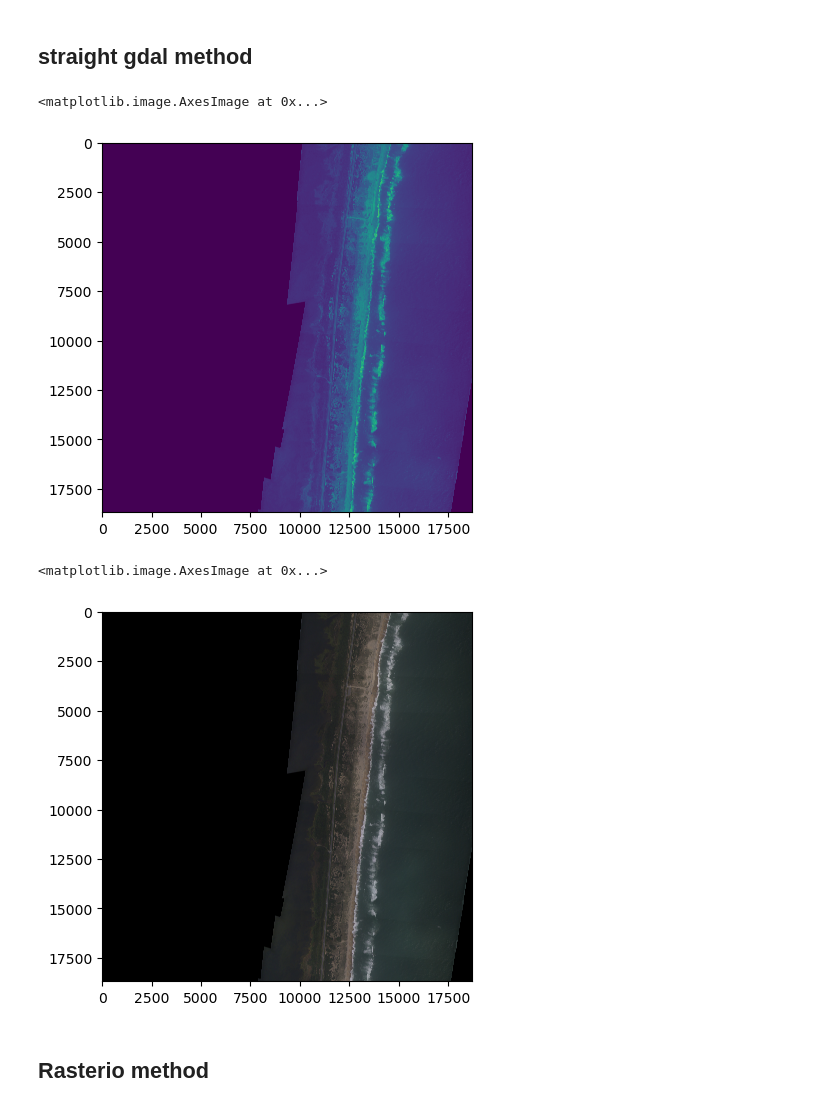
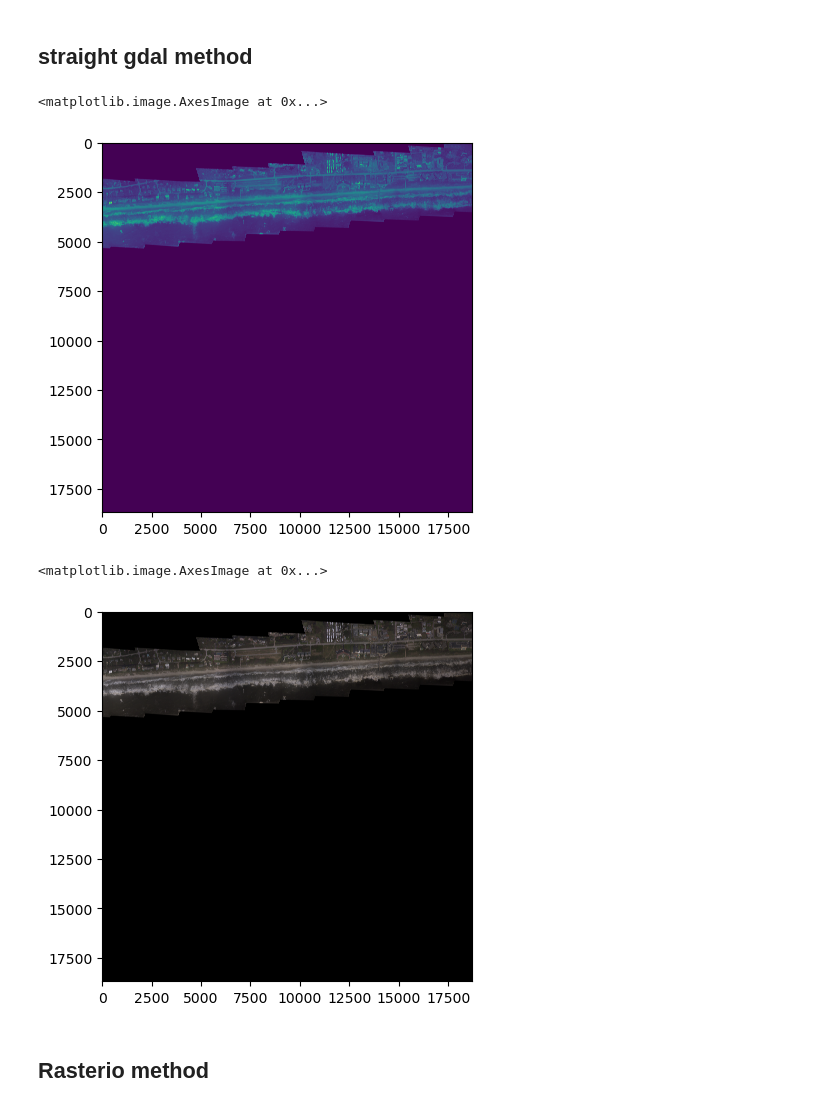
Before and after one commit to ebgoldstein/BuildingsFromERI, a Jupyter notebook: src/Loading_ERI_clip_MSbuildings.ipynb, the cells around one changed output. Saved outputs shown, nothing was run; the diff lists cells and outputs as text; code cells hidden in the pictures.

```diff
--- a/src/Loading_ERI_clip_MSbuildings.ipynb
+++ b/src/Loading_ERI_clip_MSbuildings.ipynb
@@ -13,13 +13,13 @@ from shapely.geometry import box
 ## straight gdal method
 # %%
 #load NOAA tiff
-dataset = gdal.Open('../data/20180917a_RGB/20180917aC0753000w352830n.tif', gdal.GA_ReadOnly) # Note GetRasterBand() takes band no. starting from 1 not 0
+dataset = gdal.Open('../data/20180917a_RGB/20180917aC0764800w344200n.tif', gdal.GA_ReadOnly) # Note GetRasterBand() takes band no. starting from 1 not 0
 band = dataset.GetRasterBand(1)
 arr = band.ReadAsArray()
 plt.imshow(arr)
 # %% [output]
 <matplotlib.image.AxesImage at 0x...>
-[figure, old version]
+[figure, new version]
 # %%
 # since there are 3 bands
 # we store in 3 different variables
@@ -36,7 +36,7 @@ f = plt.figure()
 plt.imshow(img)
 # %% [output]
 <matplotlib.image.AxesImage at 0x...>
-[figure, old version]
+[figure, new version]
 # %% [markdown]
 ## Rasterio method
 # %%
```
Also changed, not shown: parts of 7 cells of this notebook, 2 other files.
